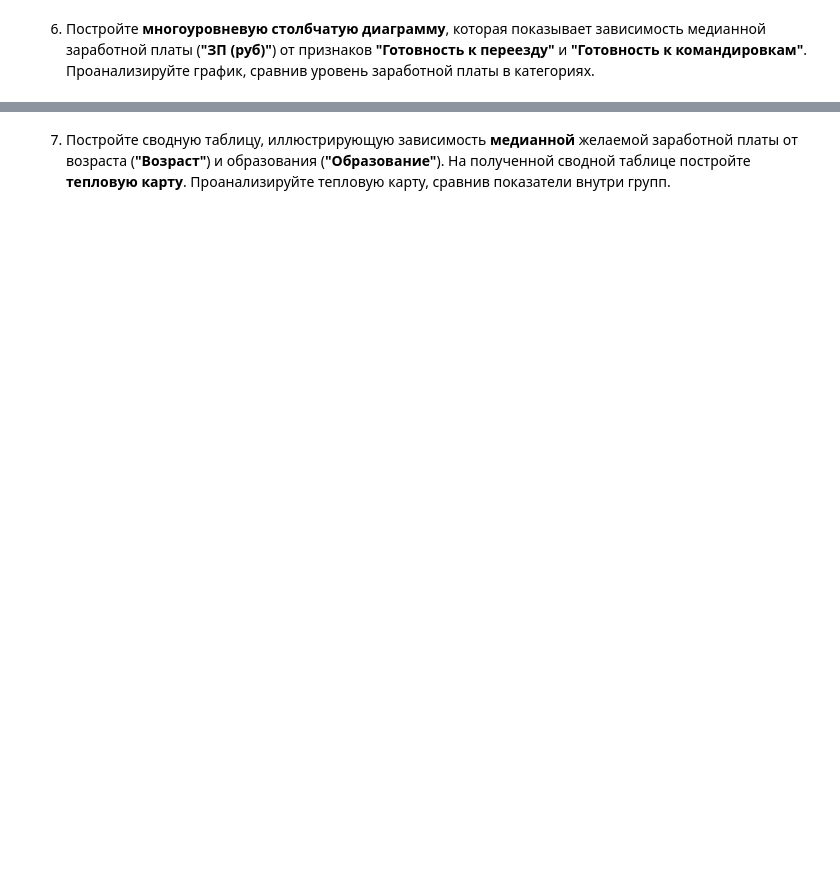
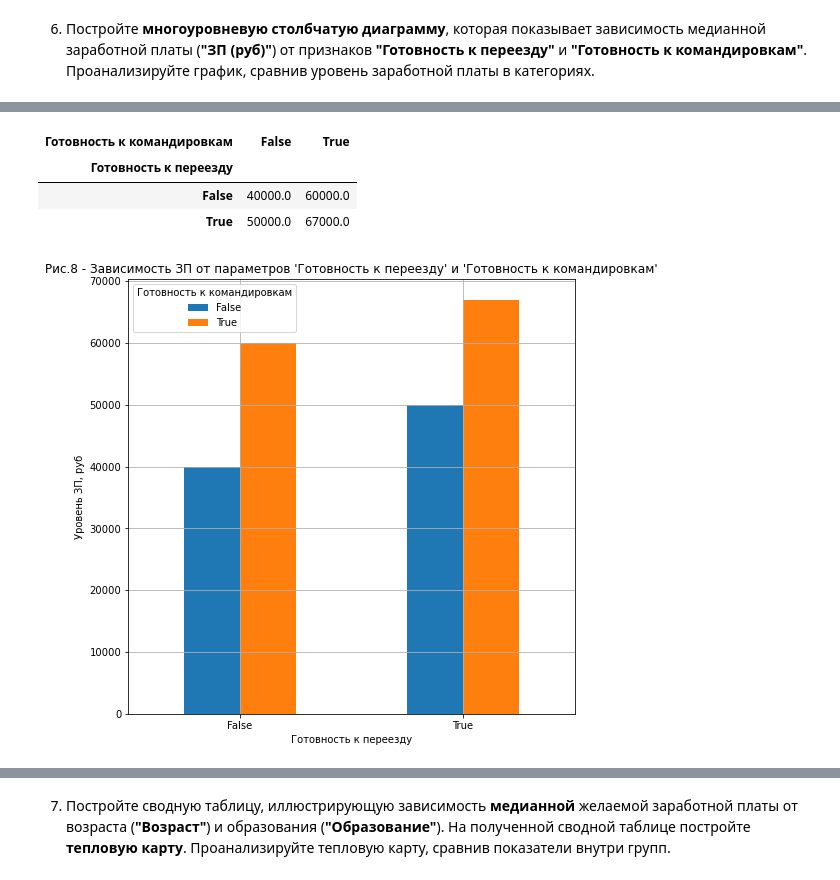
Before and after one commit to ivan-ver/Head_Hunter_Vacansy, a Jupyter notebook: Project_1.ipynb, the cells around one changed output, grey strips where cells are left out. Drawn from its saved outputs; the diff is of its cells as text; code cells hidden in the pictures; blank space fills up the shorter version.

```diff
--- a/Project_1.ipynb
+++ b/Project_1.ipynb
@@ -13,7 +13,8 @@ import plotly.express as px
 # %% [markdown]
 1. Прочитайте данные с помощью библиотеки Pandas. Совет: перед чтением обратите внимание на разделитель внутри файла.
 # %%
-data_frame = pd.read_csv('dst-3.0_16_1_hh_database.csv', sep=';')
+original_data = pd.read_csv('dst-3.0_16_1_hh_database.csv', sep=';')
+data_frame = original_data.copy()
 data_frame.shape
 # %% [output]
 (44744, 12)
@@ -220,7 +221,7 @@ def get_moving(val):
         return True
 # %%
 data_frame['Город'] = data_frame['Город, переезд, командировки'].apply(lambda x: x.split(",")[0].strip() if x.split(",")[0].strip() in million_cities else 'другие')
-data_frame['Готовность к перееезду'] =  data_frame['Город, переезд, командировки'].apply(get_moving)
+data_frame['Готовность к переезду'] =  data_frame['Город, переезд, командировки'].apply(get_moving)
 data_frame['Готовность к командировкам'] =  data_frame['Город, переезд, командировки'].apply(get_business_trip)
 
 data_frame = data_frame.drop('Город, переезд, командировки', axis=1)
@@ -549,0 +560,23 @@ SyntaxError: invalid syntax (<ipython-input-680-3ebf0f95529e>, line 1)
+# %%
+pivot_zp_businessTrip_moving = data_frame.pivot_table(
+    'ЗП (руб)',
+    index='Готовность к переезду',
+    columns='Готовность к командировкам',
+    aggfunc='median'
+)
+pivot_zp_businessTrip_moving
+# %% [output]
+| Готовность к командировкам | False | True |
+| Готовность к переезду |  |  |
+| False | 40000.0 | 60000.0 |
+| True | 50000.0 | 67000.0 |
+# %%
+fig_8, axes_8 = plt.subplots(figsize=(8, 8))
+pivot_zp_businessTrip_moving.plot(kind='bar', ax=axes_8)
+axes_8.set_title("Рис.8 - Зависимость ЗП от параметров 'Готовность к переезду' и 'Готовность к командировкам'")
+axes_8.set_xlabel('Готовность к переезду')
+axes_8.set_ylabel('Уровень ЗП, руб')
+axes_8.tick_params(axis='x', labelrotation = 0)
+axes_8.grid()
+# %% [output]
+[figure, added]
```
Also changed, not shown: parts of 37 cells of this notebook.
